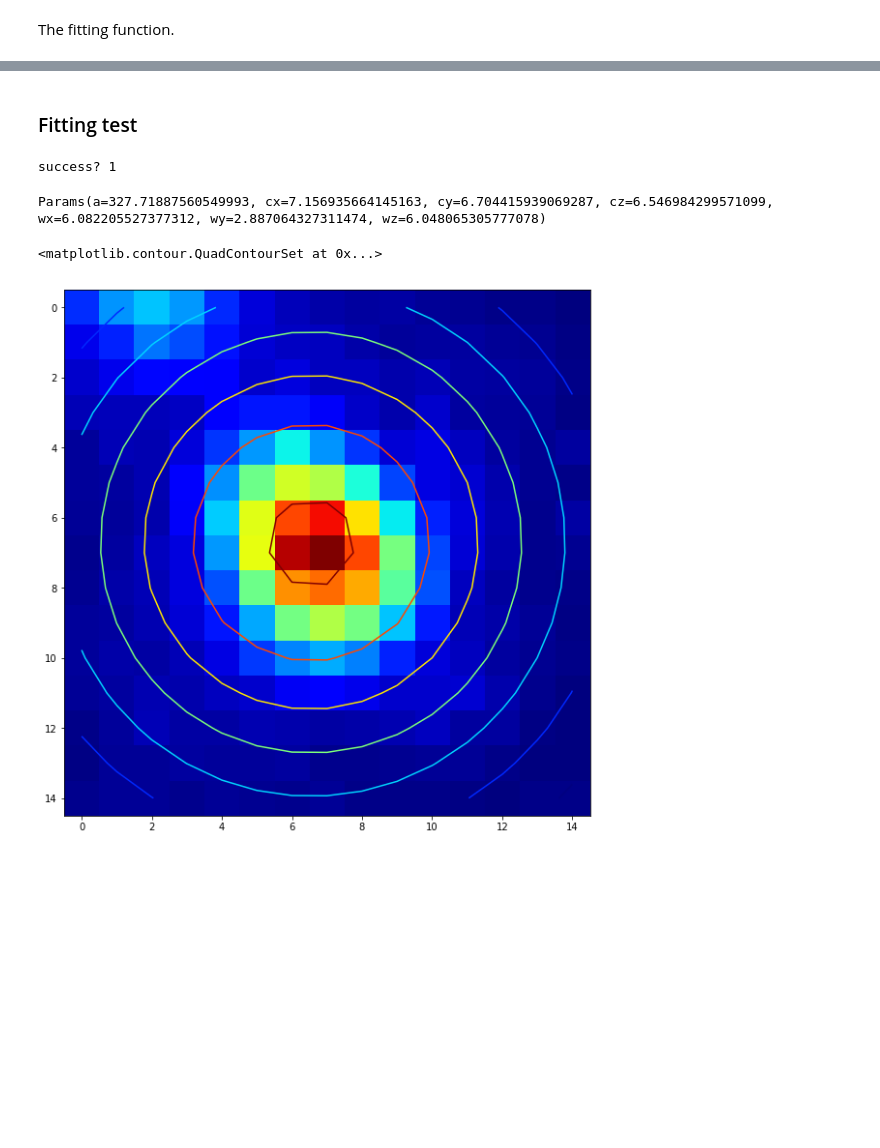
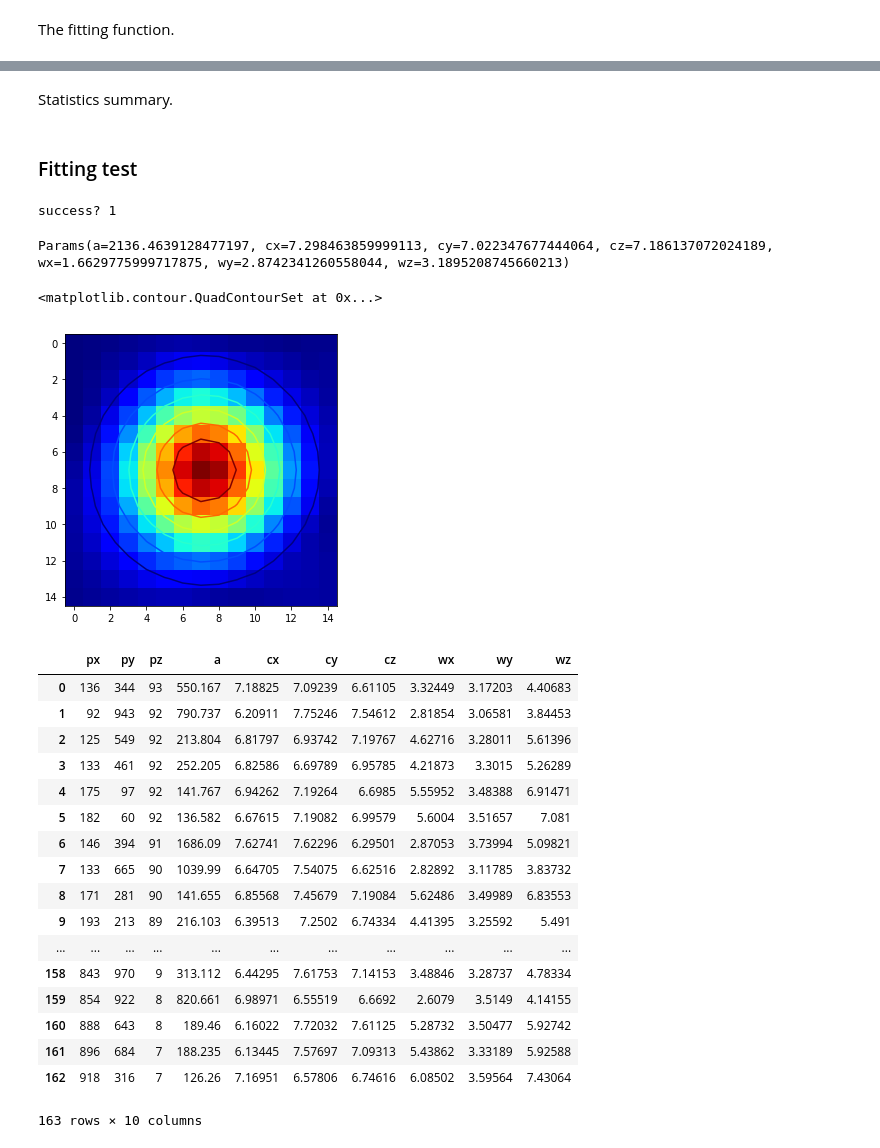
Before and after one commit to y3nr1ng/utoolbox-core, a Jupyter notebook: Auto-Fits Beads FWHM.ipynb, the cells around one changed output, grey strips where cells are left out. Saved outputs shown, nothing was run; the diff lists cells and outputs as text; code cells hidden in the pictures; blank space fills up the shorter version.

```diff
--- a/Auto-Fits Beads FWHM.ipynb
+++ b/Auto-Fits Beads FWHM.ipynb
@@ -20,6 +27,15 @@ file_path = os.path.join(
 # %%
 kernel_size = 15
 radius = (kernel_size-1) // 2
+# %%
+results = pd.DataFrame(
+    columns=[
+        'px', 'py', 'pz', # bounding box center
+        'a',              # amplitude
+        'cx', 'cy', 'cz', # center
+        'wx', 'wy', 'wz', # sigma
+    ]
+)
 # %% [markdown]
 ### Load data
 # %%
@@ -56,6 +72,10 @@ for coord in bar(coords):
     y = coord[1]
     z = coord[0]
 
+    results.loc[index, 'px'] = x
+    results.loc[index, 'py'] = y
+    results.loc[index, 'pz'] = z
+
     patches[index, ...] = raw[z-radius:z+radius+1, y-radius:y+radius+1, x-radius:x+radius+1]
 
     index += 1
@@ -136,5 +141,5 @@ def fit_gaussian_3d(data):
     err_func = lambda params: \
         np.ravel(gaussian_3d(params)(*np.indices(data.shape)) - data)
     optparams, success = leastsq(err_func, params)
-    return optparams, success
+    return Params(*optparams), success
 # %%
@@ -151,0 +216,2 @@ failed to fit 0 beads
+# %% [markdown]
+Statistics summary.
@@ -152,23 +240,44 @@ failed to fit 0 beads
 # %% [markdown]
 ### Fitting test
 # %%
-i_patch = 42
-data = patches[42, ...]
+i_patch = 40
+data = patches[i_patch, ...]
 
 optparams, success = fit_gaussian_3d(data)
-fit = gaussian_3d(optparams)
+print("success? {}".format(success))
 
 Params(*optparams)
 # %% [output]
 success? 1
-Params(a=327.71887560549993, cx=7.156935664145163, cy=6.704415939069287, cz=6.546984299571099, wx=6.082205527377312, wy=2.887064327311474, wz=6.048065305777078)
+Params(a=2136.4639128477197, cx=7.298463859999113, cy=7.022347677444064, cz=7.186137072024189, wx=1.6629775999717875, wy=2.8742341260558044, wz=3.1895208745660213)
 # %%
-plt.figure(figsize=(10, 10))
+plt.figure(figsize=(5, 5))
 plt.autoscale(enable=True, tight=True)
 
-data_fit = fit(*np.indices(data.shape))
+data_fit = gaussian_3d(optparams)(*np.indices(data.shape))
 plt.imshow(np.amax(data, axis=0), cmap='jet')
 plt.contour(np.amax(data_fit, axis=0), cmap='jet')
 # %% [output]
 <matplotlib.contour.QuadContourSet at 0x...>
-[figure, old version]
+[figure, new version]
+# %%
+results
+# %% [output]
+|  | px | py | pz | a | cx | cy | cz | wx | wy | wz |
+| 0 | 136 | 344 | 93 | 550.167 | 7.18825 | 7.09239 | 6.61105 | 3.32449 | 3.17203 | 4.40683 |
+| 1 | 92 | 943 | 92 | 790.737 | 6.20911 | 7.75246 | 7.54612 | 2.81854 | 3.06581 | 3.84453 |
+| 2 | 125 | 549 | 92 | 213.804 | 6.81797 | 6.93742 | 7.19767 | 4.62716 | 3.28011 | 5.61396 |
+| 3 | 133 | 461 | 92 | 252.205 | 6.82586 | 6.69789 | 6.95785 | 4.21873 | 3.3015 | 5.26289 |
+| 4 | 175 | 97 | 92 | 141.767 | 6.94262 | 7.19264 | 6.6985 | 5.55952 | 3.48388 | 6.91471 |
+| 5 | 182 | 60 | 92 | 136.582 | 6.67615 | 7.19082 | 6.99579 | 5.6004 | 3.51657 | 7.081 |
+| 6 | 146 | 394 | 91 | 1686.09 | 7.62741 | 7.62296 | 6.29501 | 2.87053 | 3.73994 | 5.09821 |
+| 7 | 133 | 665 | 90 | 1039.99 | 6.64705 | 7.54075 | 6.62516 | 2.82892 | 3.11785 | 3.83732 |
+| 8 | 171 | 281 | 90 | 141.655 | 6.85568 | 7.45679 | 7.19084 | 5.62486 | 3.49989 | 6.83553 |
+| 9 | 193 | 213 | 89 | 216.103 | 6.39513 | 7.2502 | 6.74334 | 4.41395 | 3.25592 | 5.491 |
+| ... | ... | ... | ... | ... | ... | ... | ... | ... | ... | ... |
+| 158 | 843 | 970 | 9 | 313.112 | 6.44295 | 7.61753 | 7.14153 | 3.48846 | 3.28737 | 4.78334 |
+| 159 | 854 | 922 | 8 | 820.661 | 6.98971 | 6.55519 | 6.6692 | 2.6079 | 3.5149 | 4.14155 |
+| 160 | 888 | 643 | 8 | 189.46 | 6.16022 | 7.72032 | 7.61125 | 5.28732 | 3.50477 | 5.92742 |
+| 161 | 896 | 684 | 7 | 188.235 | 6.13445 | 7.57697 | 7.09313 | 5.43862 | 3.33189 | 5.92588 |
+| 162 | 918 | 316 | 7 | 126.26 | 7.16951 | 6.57806 | 6.74616 | 6.08502 | 3.59564 | 7.43064 |
+163 rows × 10 columns
```
Also changed, not shown: parts of 23 cells of this notebook.
